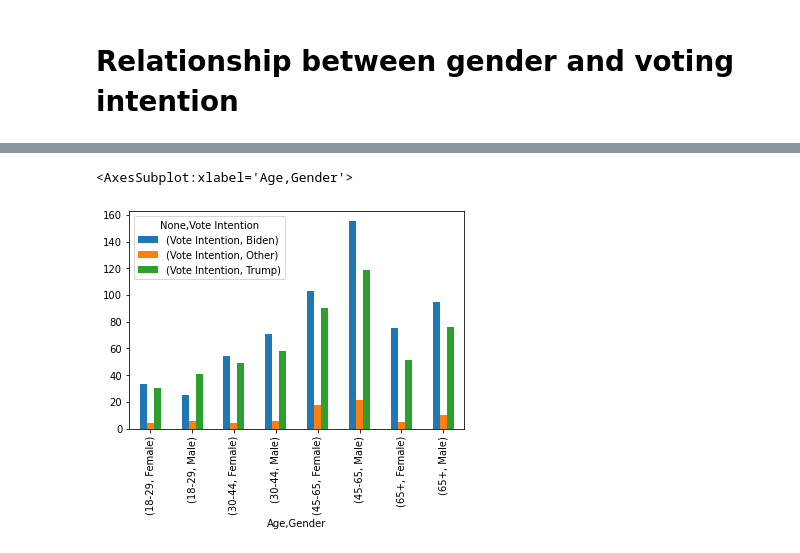
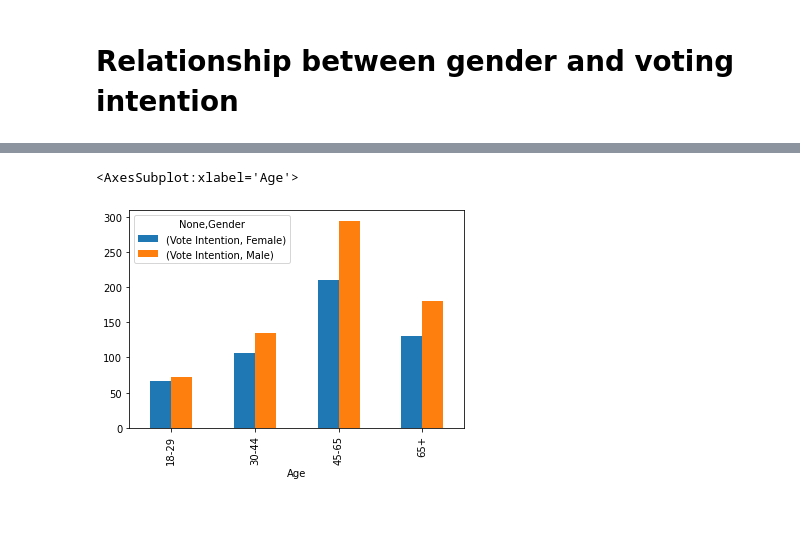
Before and after one commit to Storerun/election, a Jupyter notebook: election.ipynb, the cells around one changed output, grey strips where cells are left out. Cells and saved outputs as stored; diff of their text form; code cells hidden in the pictures; blank space fills up the shorter version.

```diff
--- a/election.ipynb
+++ b/election.ipynb
@@ -135,4 +136,4 @@ Name: Vote Intention, dtype: int64
 # %%
-Gender_vote_age = data.groupby(['Age','Gender'])['Vote Intention'].value_counts()
+Gender_vote_age = data.groupby(['Age','Gender']).count()['Vote Intention']
 Gender_vote_age
 # %% [output]
@@ -155,7 +149,7 @@ Age    Gender  Vote Intention
 Name: Vote Intention, dtype: int64
 # %%
 df2=pd.DataFrame(Gender_vote_age)
-df2.unstack().plot(kind='bar',legend=True)
+df2.unstack().plot(kind='bar')
 # %% [output]
-<AxesSubplot:xlabel='Age,Gender'>
+<AxesSubplot:xlabel='Age'>
-[figure, old version]
+[figure, new version]
```
Also changed, not shown: parts of 2 cells of this notebook.
